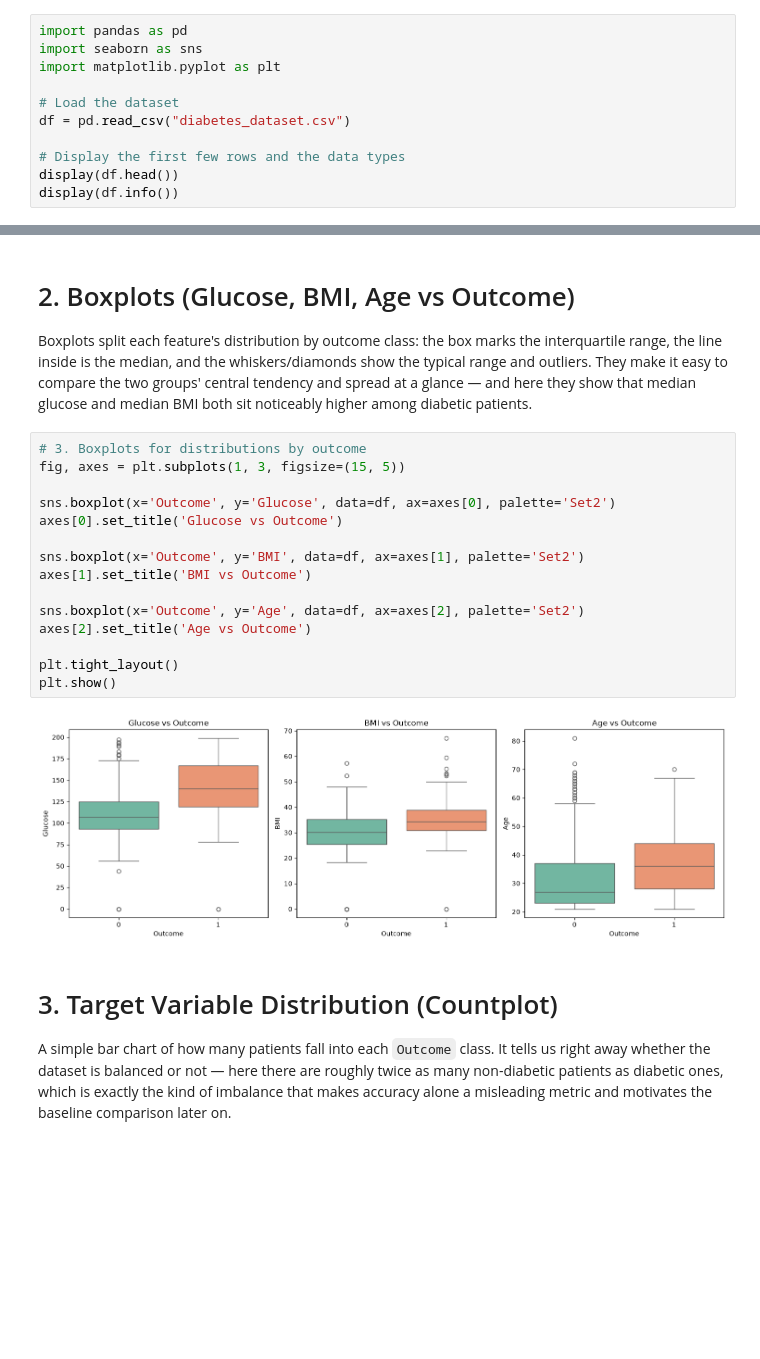
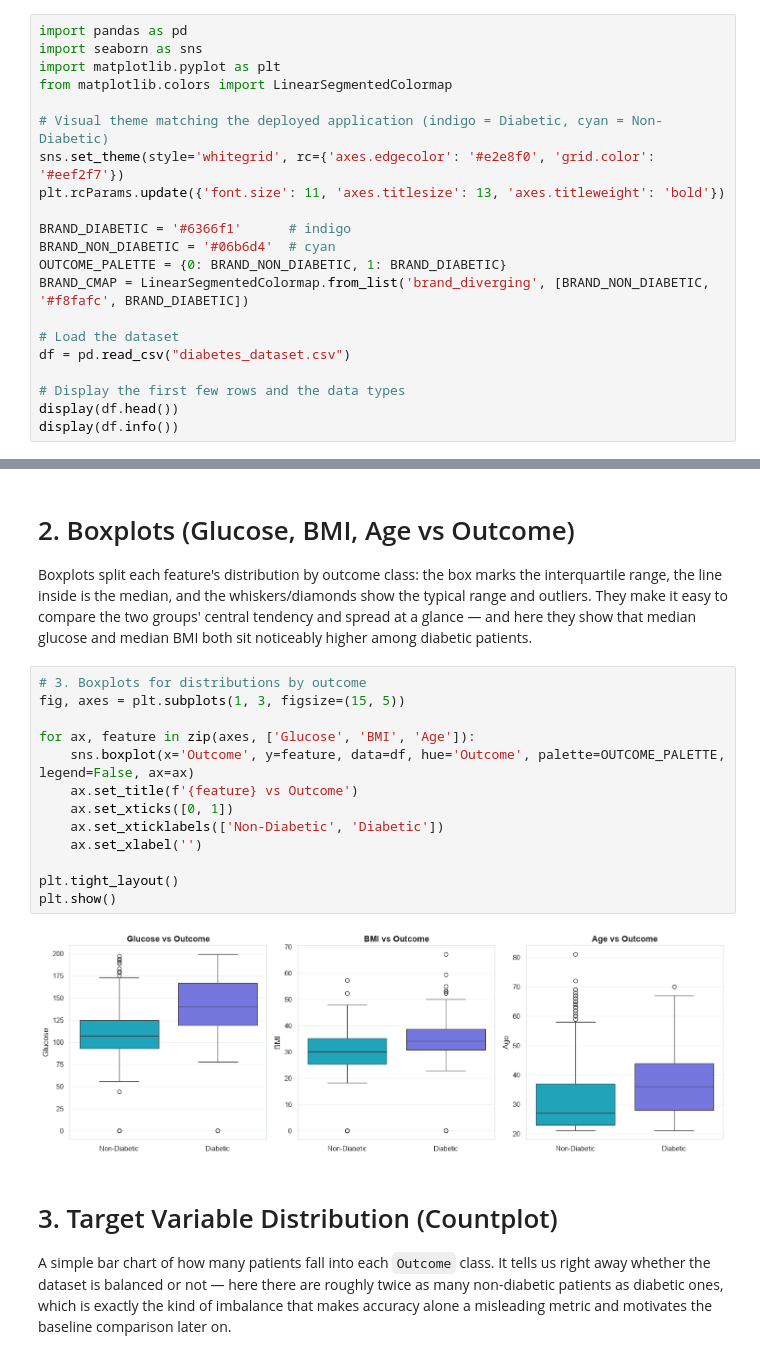
Before and after one commit to Nitditto/Intelligent_system, a Jupyter notebook: assignment_01/Report_Notebook.ipynb, the cells around one changed output, grey strips where cells are left out. Drawn from its saved outputs; the diff is of its cells as text; blank space fills up the shorter version.

```diff
--- a/assignment_01/Report_Notebook.ipynb
+++ b/assignment_01/Report_Notebook.ipynb
@@ -69,6 +69,16 @@ Before training anything, it's worth looking at the data directly — how the fe
 import pandas as pd
 import seaborn as sns
 import matplotlib.pyplot as plt
+from matplotlib.colors import LinearSegmentedColormap
+
+# Visual theme matching the deployed application (indigo = Diabetic, cyan = Non-Diabetic)
+sns.set_theme(style='whitegrid', rc={'axes.edgecolor': '#e2e8f0', 'grid.color': '#eef2f7'})
+plt.rcParams.update({'font.size': 11, 'axes.titlesize': 13, 'axes.titleweight': 'bold'})
+
+BRAND_DIABETIC = '#6366f1'      # indigo
+BRAND_NON_DIABETIC = '#06b6d4'  # cyan
+OUTCOME_PALETTE = {0: BRAND_NON_DIABETIC, 1: BRAND_DIABETIC}
+BRAND_CMAP = LinearSegmentedColormap.from_list('brand_diverging', [BRAND_NON_DIABETIC, '#f8fafc', BRAND_DIABETIC])
 
 # Load the dataset
 df = pd.read_csv("diabetes_dataset.csv")
@@ -118,20 +129,18 @@ Boxplots split each feature's distribution by outcome class: the box marks the i
 # %%
 # 3. Boxplots for distributions by outcome
 fig, axes = plt.subplots(1, 3, figsize=(15, 5))
 
-sns.boxplot(x='Outcome', y='Glucose', data=df, ax=axes[0], palette='Set2')
-axes[0].set_title('Glucose vs Outcome')
-
-sns.boxplot(x='Outcome', y='BMI', data=df, ax=axes[1], palette='Set2')
-axes[1].set_title('BMI vs Outcome')
-
-sns.boxplot(x='Outcome', y='Age', data=df, ax=axes[2], palette='Set2')
-axes[2].set_title('Age vs Outcome')
+for ax, feature in zip(axes, ['Glucose', 'BMI', 'Age']):
+    sns.boxplot(x='Outcome', y=feature, data=df, hue='Outcome', palette=OUTCOME_PALETTE, legend=False, ax=ax)
+    ax.set_title(f'{feature} vs Outcome')
+    ax.set_xticks([0, 1])
+    ax.set_xticklabels(['Non-Diabetic', 'Diabetic'])
+    ax.set_xlabel('')
 
 plt.tight_layout()
 plt.show()
 # %% [output]
-[figure, old version]
+[figure, new version]
 # %% [markdown]
 # 3. Target Variable Distribution (Countplot)
 A simple bar chart of how many patients fall into each `Outcome` class. It tells us right away whether the dataset is balanced or not — here there are roughly twice as many non-diabetic patients as diabetic ones, which is exactly the kind of imbalance that makes accuracy alone a misleading metric and motivates the baseline comparison later on.
```
Also changed, not shown: parts of 14 cells of this notebook, 17 other files.
